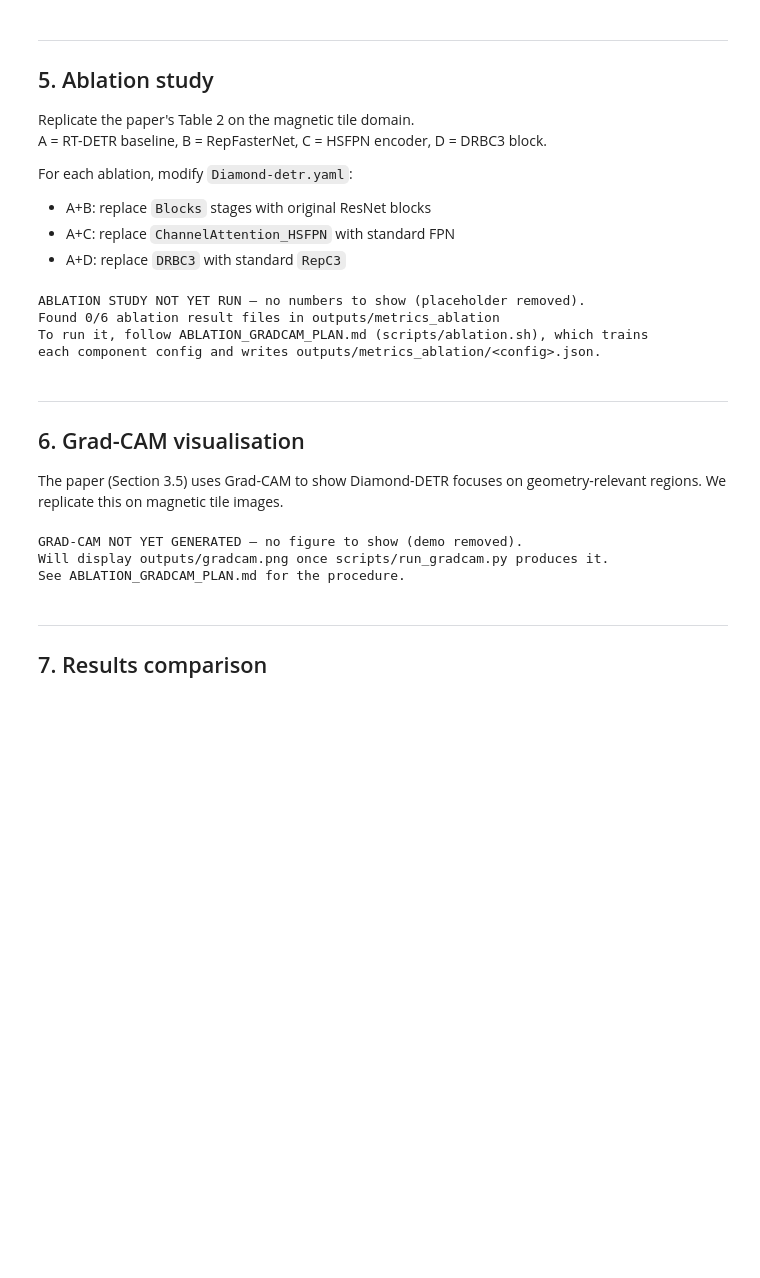
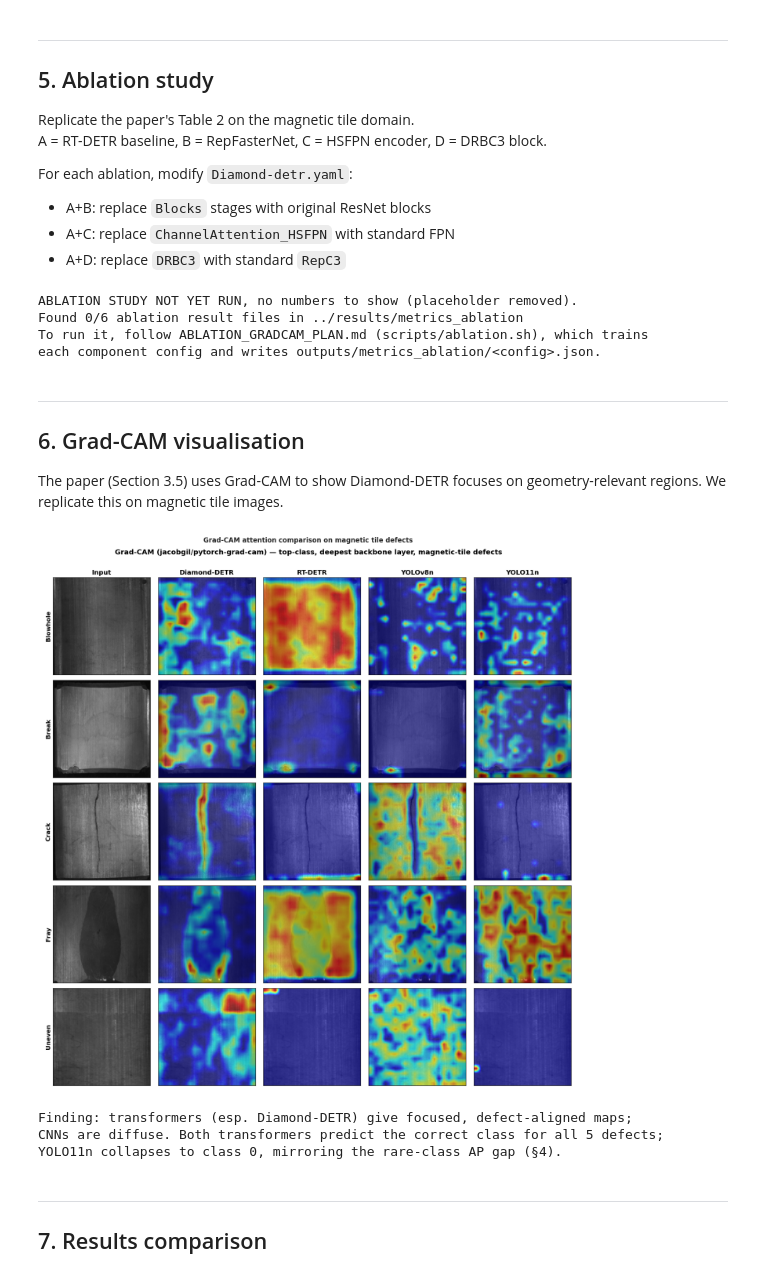
Before and after one commit to Adarsh-Koshiya/Deep-Vision, a Jupyter notebook: Submission_Topic25/notebook/MagTile_DiamondDETR_Notebook.executed.ipynb, the cells around one changed output. Drawn from its saved outputs; the diff is of its cells as text; code cells hidden in the pictures; blank space fills up the shorter version.

```diff
--- a/Submission_Topic25/notebook/MagTile_DiamondDETR_Notebook.executed.ipynb
+++ b/Submission_Topic25/notebook/MagTile_DiamondDETR_Notebook.executed.ipynb
@@ -524,11 +474,11 @@ For each ablation, modify `Diamond-detr.yaml`:
 - A+C: replace `ChannelAttention_HSFPN` with standard FPN
 - A+D: replace `DRBC3` with standard `RepC3`
 # %%
-# ── 5. Ablation study — NOT YET RUN (no fabricated numbers shown) ─────────
+# ── 5. Ablation study, NOT YET RUN (no fabricated numbers shown) ─────────
 # Isolates each Diamond-DETR component over the RT-DETR baseline (A):
 #   B = RepFasterNet backbone · C = HS-FPN neck · D = DRBC3 fusion
 # Configs to train: A, A+B, A+C, A+D, A+B+C, A+B+C+D(=Diamond-DETR).
-# Each is a full DETR training run on the fork — see ABLATION_GRADCAM_PLAN.md.
+# Each is a full DETR training run on the fork, see ABLATION_GRADCAM_PLAN.md.
 # This cell loads real results from outputs/metrics_ablation/*.json once they exist;
 # until then it states honestly that the study has not been run.
 import json as _json
@@ -540,7 +490,7 @@ _have = [c for c in _order if (_abl_dir / f"{c}.json").exists()]
 
 if len(_have) == len(_order):
     ablation = pd.DataFrame([_json.loads((_abl_dir / f"{c}.json").read_text()) for c in _order])
-    print("Ablation study — component contributions on Magnetic Tile data (REAL)")
+    print("Ablation study, component contributions on Magnetic Tile data (REAL)")
     print(ablation.to_string(index=False))
     fig, ax = plt.subplots(figsize=(10, 5))
     delta = ablation["mAP50"]*100 - ablation["mAP50"].iloc[0]*100
@@ -548,18 +498,18 @@ if len(_have) == len(_order):
             edgecolor="white", height=0.6)
     ax.set_yticks(range(len(ablation))); ax.set_yticklabels(_order)
     ax.set_xlabel("ΔmAP50 vs RT-DETR baseline (%)")
-    ax.set_title("Component contributions — Magnetic Tile domain", fontweight="bold")
+    ax.set_title("Component contributions, Magnetic Tile domain", fontweight="bold")
     ax.axvline(0, color="black", lw=0.8)
     plt.tight_layout(); plt.savefig(f"{cfg.OUTPUT_DIR}/ablation.png", dpi=150, bbox_inches="tight")
     plt.show()
 else:
-    print("ABLATION STUDY NOT YET RUN — no numbers to show (placeholder removed).")
+    print("ABLATION STUDY NOT YET RUN, no numbers to show (placeholder removed).")
     print(f"Found {len(_have)}/{len(_order)} ablation result files in {_abl_dir}")
     print("To run it, follow ABLATION_GRADCAM_PLAN.md (scripts/ablation.sh), which trains")
     print("each component config and writes outputs/metrics_ablation/<config>.json.")
 # %% [output]
-ABLATION STUDY NOT YET RUN — no numbers to show (placeholder removed).
-Found 0/6 ablation result files in outputs/metrics_ablation
+ABLATION STUDY NOT YET RUN, no numbers to show (placeholder removed).
+Found 0/6 ablation result files in ../results/metrics_ablation
 To run it, follow ABLATION_GRADCAM_PLAN.md (scripts/ablation.sh), which trains
 each component config and writes outputs/metrics_ablation/<config>.json.
 # %% [markdown]
@@ -568,28 +518,28 @@ each component config and writes outputs/metrics_ablation/<config>.json.
 
 The paper (Section 3.5) uses Grad-CAM to show Diamond-DETR focuses on geometry-relevant regions. We replicate this on magnetic tile images.
 # %%
-# ── 6. Grad-CAM attention comparison — NOT YET GENERATED (no fake figure) ──
-# Real Grad-CAM hooks each trained model's last backbone conv layer and runs
-# pytorch-grad-cam on sample tiles (one per defect class). The previous random-noise
-# "demo" has been removed. Generate the real figure with scripts/run_gradcam.py
-# (see ABLATION_GRADCAM_PLAN.md), which writes outputs/gradcam.png; this cell then
-# displays it.
+# ── 6. Grad-CAM attention comparison ──────────────
+# Grad-CAM (jacobgil/pytorch-grad-cam) on each model's deepest backbone conv, one tile per
+# defect class. Generated by figures/grad_cam.py (see docs/ABLATION_GRADCAM_PLAN.md). The
+# shipped grid figures/gradcam_comparison.png is 5 classes x [input + 4 models].
 from pathlib import Path as _P
-_gc = _P(cfg.OUTPUT_DIR) / "gradcam.png"
+import matplotlib.image as _mpimg
+_gc = _P(cfg.GRADCAM_FIG)
 if _gc.exists():
-    import matplotlib.image as _mpimg
-    plt.figure(figsize=(20, 5))
+    plt.figure(figsize=(18, 18))
     plt.imshow(_mpimg.imread(str(_gc))); plt.axis("off")
     plt.title("Grad-CAM attention comparison on magnetic tile defects", fontweight="bold")
     plt.show()
+    print("Finding: transformers (esp. Diamond-DETR) give focused, defect-aligned maps;")
+    print("CNNs are diffuse. Both transformers predict the correct class for all 5 defects;")
+    print("YOLO11n collapses to class 0, mirroring the rare-class AP gap (§4).")
 else:
-    print("GRAD-CAM NOT YET GENERATED — no figure to show (demo removed).")
-    print(f"Will display {_gc} once scripts/run_gradcam.py produces it.")
-    print("See ABLATION_GRADCAM_PLAN.md for the procedure.")
+    print(f"Grad-CAM figure not found at {_gc}, run figures/grad_cam.py (see ABLATION_GRADCAM_PLAN.md).")
 # %% [output]
+[figure, added]
-GRAD-CAM NOT YET GENERATED — no figure to show (demo removed).
-Will display outputs/gradcam.png once scripts/run_gradcam.py produces it.
-See ABLATION_GRADCAM_PLAN.md for the procedure.
+Finding: transformers (esp. Diamond-DETR) give focused, defect-aligned maps;
+CNNs are diffuse. Both transformers predict the correct class for all 5 defects;
+YOLO11n collapses to class 0, mirroring the rare-class AP gap (§4).
 # %% [markdown]
 ---
 ## 7. Results comparison <a id='7'></a>
```
Also changed, not shown: parts of 13 cells of this notebook, 30 other files.
